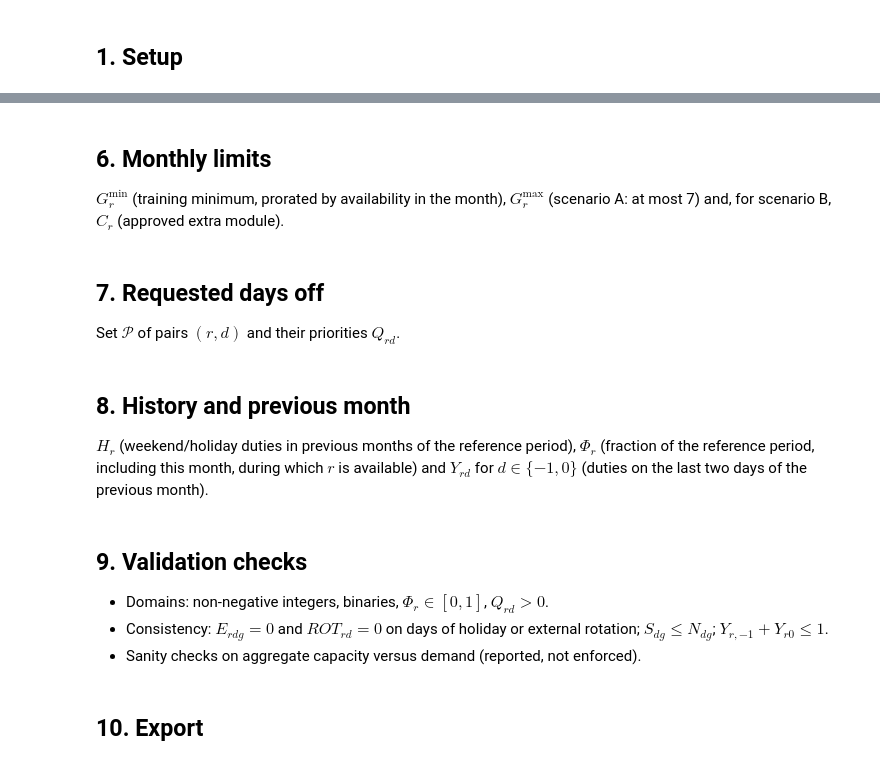
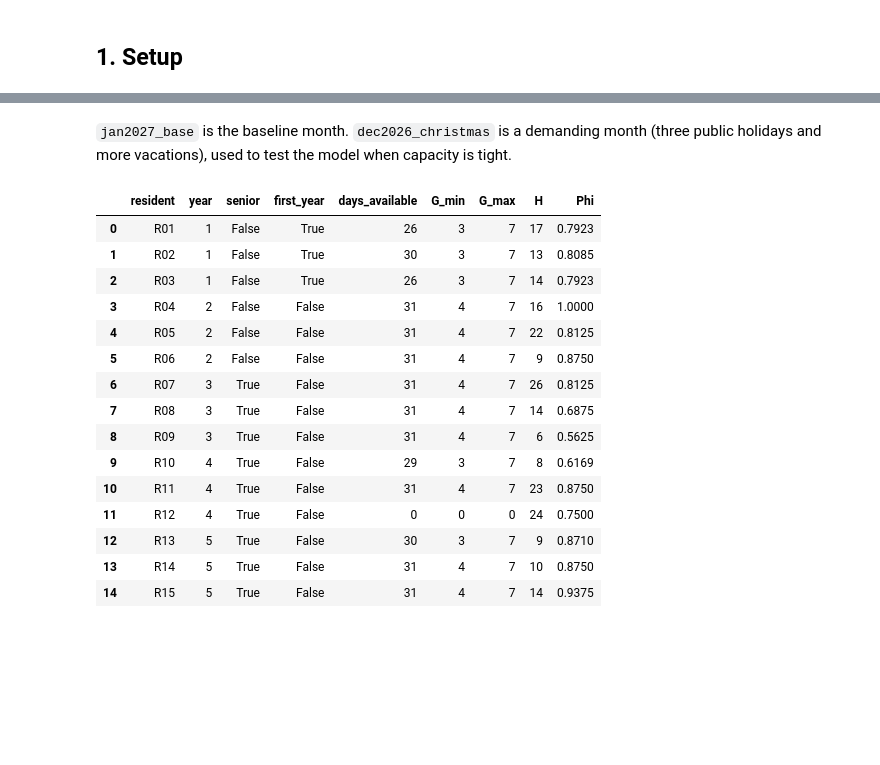
Before and after one commit to claudialbombin/medical-roster-optimization, a Jupyter notebook: notebooks/01_synthetic_data_generation.ipynb, the cells around one changed output, grey strips where cells are left out. Drawn from its saved outputs; the diff is of its cells as text; code cells hidden in the pictures; blank space fills up the shorter version.

```diff
--- a/notebooks/01_synthetic_data_generation.ipynb
+++ b/notebooks/01_synthetic_data_generation.ipynb
@@ -46,10 +290,22 @@ Holidays, external rotations and courses, from a single availability calendar, d
 # %% [markdown]
-## 6. Monthly limits
-
-$G^{\min}_r$ (training minimum, prorated by availability in the month), $G^{\max}_r$ (scenario A: at most 7) and, for scenario B, $C_r$ (approved extra module).
+`jan2027_base` is the baseline month. `dec2026_christmas` is a demanding month (three public holidays and more vacations), used to test the model when capacity is tight.
 # %%
-# TODO
+base = instances["jan2027_base"]
+base["residents"]
+# %% [output]
+|  | resident | year | senior | first_year | days_available | G_min | G_max | H | Phi |
+| 0 | R01 | 1 | False | True | 26 | 3 | 7 | 17 | 0.7923 |
+| 1 | R02 | 1 | False | True | 30 | 3 | 7 | 13 | 0.8085 |
+| 2 | R03 | 1 | False | True | 26 | 3 | 7 | 14 | 0.7923 |
+| 3 | R04 | 2 | False | False | 31 | 4 | 7 | 16 | 1.0000 |
+| 4 | R05 | 2 | False | False | 31 | 4 | 7 | 22 | 0.8125 |
+| 5 | R06 | 2 | False | False | 31 | 4 | 7 | 9 | 0.8750 |
+| 6 | R07 | 3 | True | False | 31 | 4 | 7 | 26 | 0.8125 |
+| 7 | R08 | 3 | True | False | 31 | 4 | 7 | 14 | 0.6875 |
+| 8 | R09 | 3 | True | False | 31 | 4 | 7 | 6 | 0.5625 |
+| 9 | R10 | 4 | True | False | 29 | 3 | 7 | 8 | 0.6169 |
+| 10 | R11 | 4 | True | False | 31 | 4 | 7 | 23 | 0.8750 |
+| 11 | R12 | 4 | True | False | 0 | 0 | 0 | 24 | 0.7500 |
+| 12 | R13 | 5 | True | False | 30 | 3 | 7 | 9 | 0.8710 |
+| 13 | R14 | 5 | True | False | 31 | 4 | 7 | 10 | 0.8750 |
+| 14 | R15 | 5 | True | False | 31 | 4 | 7 | 14 | 0.9375 |
-# %% [markdown]
-## 7. Requested days off
-
-Set $\mathcal{P}$ of pairs $(r, d)$ and their priorities $Q_{rd}$.
@@ -58,4 +311,0 @@ Set $\mathcal{P}$ of pairs $(r, d)$ and their priorities $Q_{rd}$.
-# %% [markdown]
-## 8. History and previous month
-
-$H_r$ (weekend/holiday duties in previous months of the reference period), $\Phi_r$ (fraction of the reference period, including this month, during which $r$ is available) and $Y_{rd}$ for $d \in \{-1, 0\}$ (duties on the last two days of the previous month).
@@ -64,6 +311,0 @@ $H_r$ (weekend/holiday duties in previous months of the reference period), $\Phi
-# %% [markdown]
-## 9. Validation checks
-
-- Domains: non-negative integers, binaries, $\Phi_r \in [0, 1]$, $Q_{rd} > 0$.
-- Consistency: $E_{rdg} = 0$ and $ROT_{rd} = 0$ on days of holiday or external rotation; $S_{dg} \le N_{dg}$; $Y_{r,-1} + Y_{r0} \le 1$.
-- Sanity checks on aggregate capacity versus demand (reported, not enforced).
@@ -72,2 +311,0 @@ $H_r$ (weekend/holiday duties in previous months of the reference period), $\Phi
-# %% [markdown]
-## 10. Export
```
Also changed, not shown: parts of 17 cells of this notebook, 17 other files.
